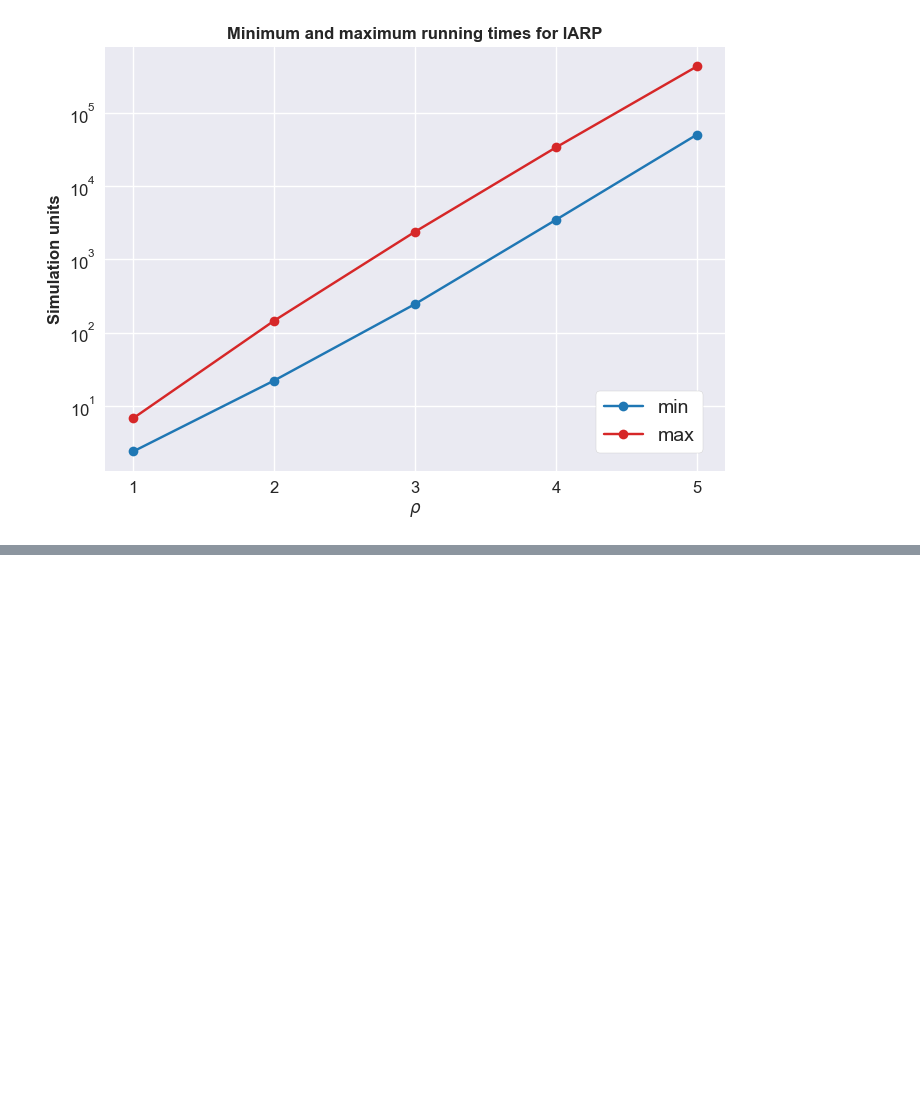
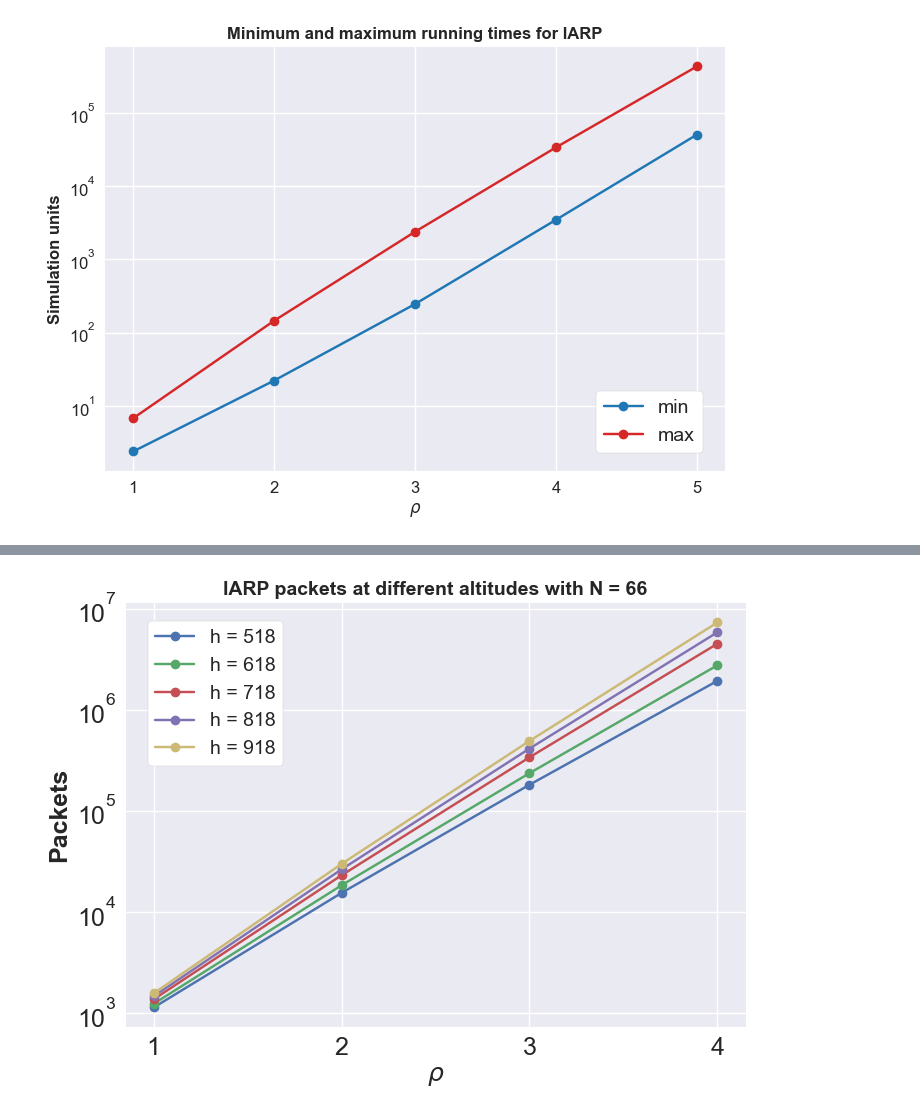
Before and after one commit to mathias-magnusson/Zone-routing-protocol, a Jupyter notebook: plot.ipynb, the cells around one changed output, grey strips where cells are left out. Cells and saved outputs as stored; diff of their text form; code cells hidden in the pictures; blank space fills up the shorter version.

```diff
--- a/plot.ipynb
+++ b/plot.ipynb
@@ -121,0 +149,29 @@ legend = plt.legend(loc='upper left', bbox_to_anchor=(0.02, 0.98), frameon=True,
+# %%
+## TESTING FOR IARP. X-VALUES ARE P, Y-VALUES ARE PACKETS, AND DIFFERENT ALTITUDES
+
+
+zone_radius = [1,2,3,4]
+y_518 = [1136, 15442, 181214, 1930018]
+y_618 = [1236, 18366, 235926, 2750292]
+y_718 = [1368, 23064, 338376, 4494512]
+y_818 = [1464, 26394, 412878, 5834304]
+y_918 = [1568, 29890, 491606, 7300206]
+
+plt.style.use('seaborn-v0_8')
+
+plt.plot(zone_radius, y_518, marker='o', linestyle='-', label='h = 518')
+plt.plot(zone_radius, y_618, marker='o', linestyle='-', label='h = 618')
+plt.plot(zone_radius, y_718, marker='o', linestyle='-', label='h = 718')
+plt.plot(zone_radius, y_818, marker='o', linestyle='-', label='h = 818')
+plt.plot(zone_radius, y_918, marker='o', linestyle='-', label='h = 918')
+
+plt.yscale('log')
+plt.xticks([1,2,3,4], fontsize=18)
+plt.yticks(fontsize=18)
+plt.xlabel('$\u03C1$', weight='bold', fontsize=18)
+plt.ylabel("Packets", weight='bold', fontsize=18)
+plt.title("IARP packets at different altitudes with N = 66", weight='bold', fontsize=14)
+
+legend = plt.legend(loc='upper left', bbox_to_anchor=(0.02, 0.98), frameon=True, framealpha=1, facecolor='white', fontsize = 14)
+# %% [output]
+[figure, added]
```
Also changed, not shown: parts of 6 cells of this notebook.
